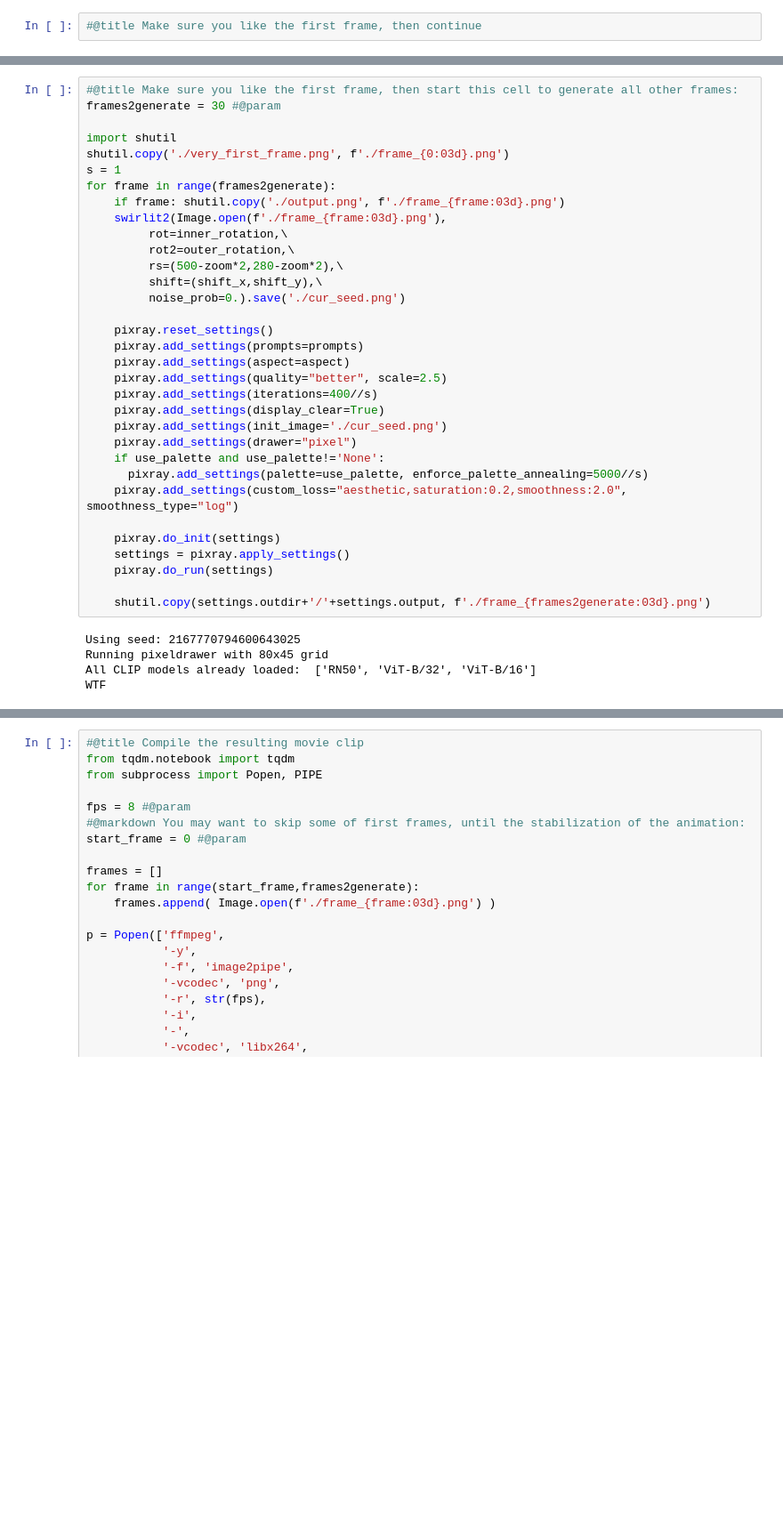
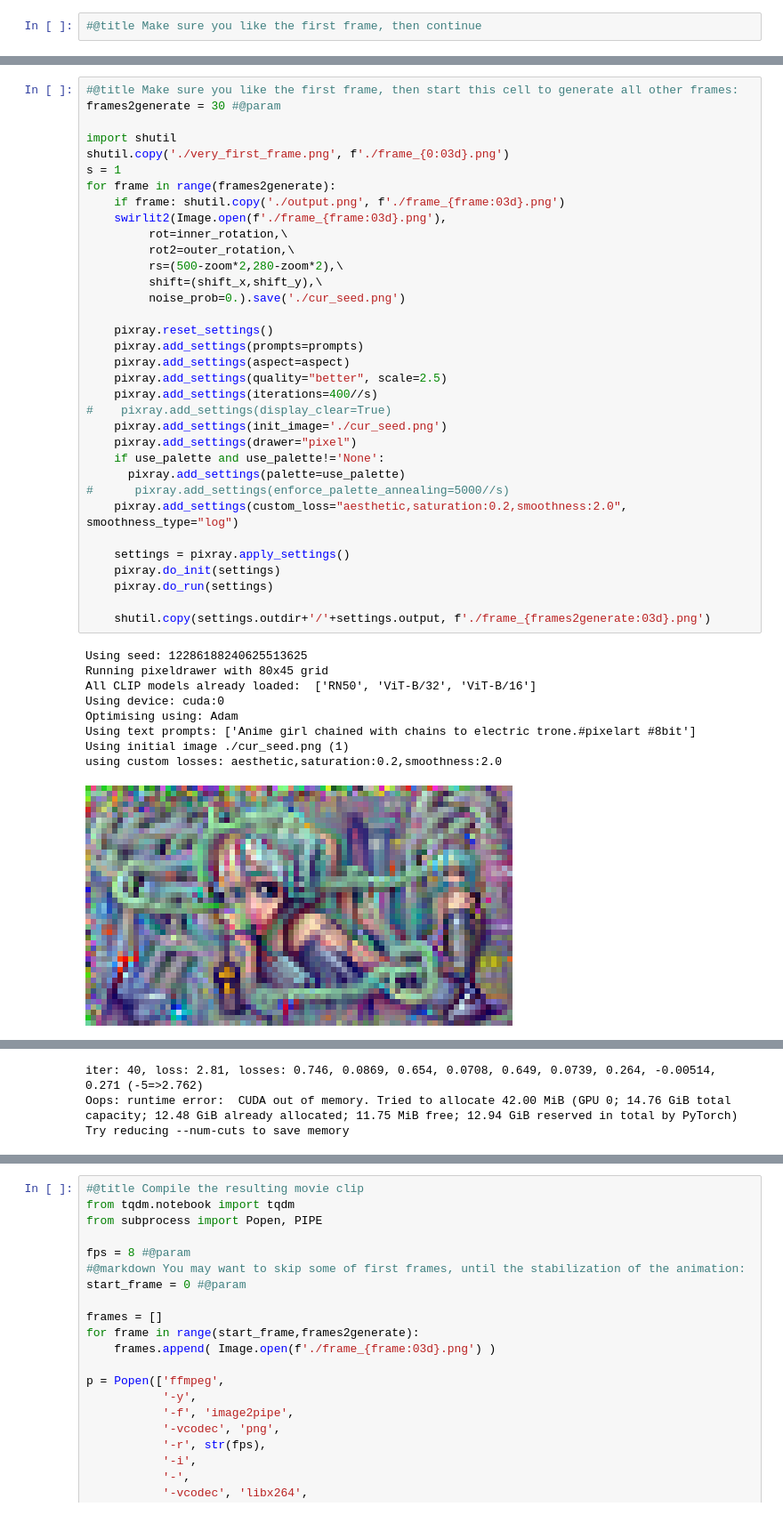
Before and after one commit to realgdman/NNotebooks, a Jupyter notebook: demos/Pixray_Swirl_Demo.ipynb, the cells around one changed output, grey strips where cells are left out. Shown at 89% size. Drawn from its saved outputs; the diff is of its cells as text; blank space fills up the shorter version.

```diff
--- a/demos/Pixray_Swirl_Demo.ipynb
+++ b/demos/Pixray_Swirl_Demo.ipynb
@@ -273,35 +267,41 @@ frames2generate = 30 #@param
 
 import shutil
 shutil.copy('./very_first_frame.png', f'./frame_{0:03d}.png')
 s = 1
 for frame in range(frames2generate):
     if frame: shutil.copy('./output.png', f'./frame_{frame:03d}.png')
     swirlit2(Image.open(f'./frame_{frame:03d}.png'),
          rot=inner_rotation,\
          rot2=outer_rotation,\
          rs=(500-zoom*2,280-zoom*2),\
          shift=(shift_x,shift_y),\
          noise_prob=0.).save('./cur_seed.png')
 
     pixray.reset_settings()
     pixray.add_settings(prompts=prompts)
     pixray.add_settings(aspect=aspect)
     pixray.add_settings(quality="better", scale=2.5)
     pixray.add_settings(iterations=400//s)
-    pixray.add_settings(display_clear=True)
+#    pixray.add_settings(display_clear=True)
     pixray.add_settings(init_image='./cur_seed.png')
     pixray.add_settings(drawer="pixel")
     if use_palette and use_palette!='None':
-      pixray.add_settings(palette=use_palette, enforce_palette_annealing=5000//s)
+      pixray.add_settings(palette=use_palette)
+#      pixray.add_settings(enforce_palette_annealing=5000//s)
     pixray.add_settings(custom_loss="aesthetic,saturation:0.2,smoothness:2.0", smoothness_type="log")
 
+    settings = pixray.apply_settings()
     pixray.do_init(settings)
-    settings = pixray.apply_settings()
     pixray.do_run(settings)
 
     shutil.copy(settings.outdir+'/'+settings.output, f'./frame_{frames2generate:03d}.png')
 # %% [output]
-Using seed: 2167770794600643025
+Using seed: 12286188240625513625
 Running pixeldrawer with 80x45 grid
 All CLIP models already loaded:  ['RN50', 'ViT-B/32', 'ViT-B/16']
-WTF
+Using device: cuda:0
+Optimising using: Adam
+Using text prompts: ['Anime girl chained with chains to electric trone.#pixelart #8bit']
+Using initial image ./cur_seed.png (1)
+using custom losses: aesthetic,saturation:0.2,smoothness:2.0
+[figure, added]
@@ -308,0 +314,3 @@ KeyboardInterrupt: ignored
+iter: 40, loss: 2.81, losses: 0.746, 0.0869, 0.654, 0.0708, 0.649, 0.0739, 0.264, -0.00514, 0.271 (-5=>2.762)
+Oops: runtime error:  CUDA out of memory. Tried to allocate 42.00 MiB (GPU 0; 14.76 GiB total capacity; 12.48 GiB already allocated; 11.75 MiB free; 12.94 GiB reserved in total by PyTorch)
+Try reducing --num-cuts to save memory
```
Also changed, not shown: parts of 3 cells of this notebook.
